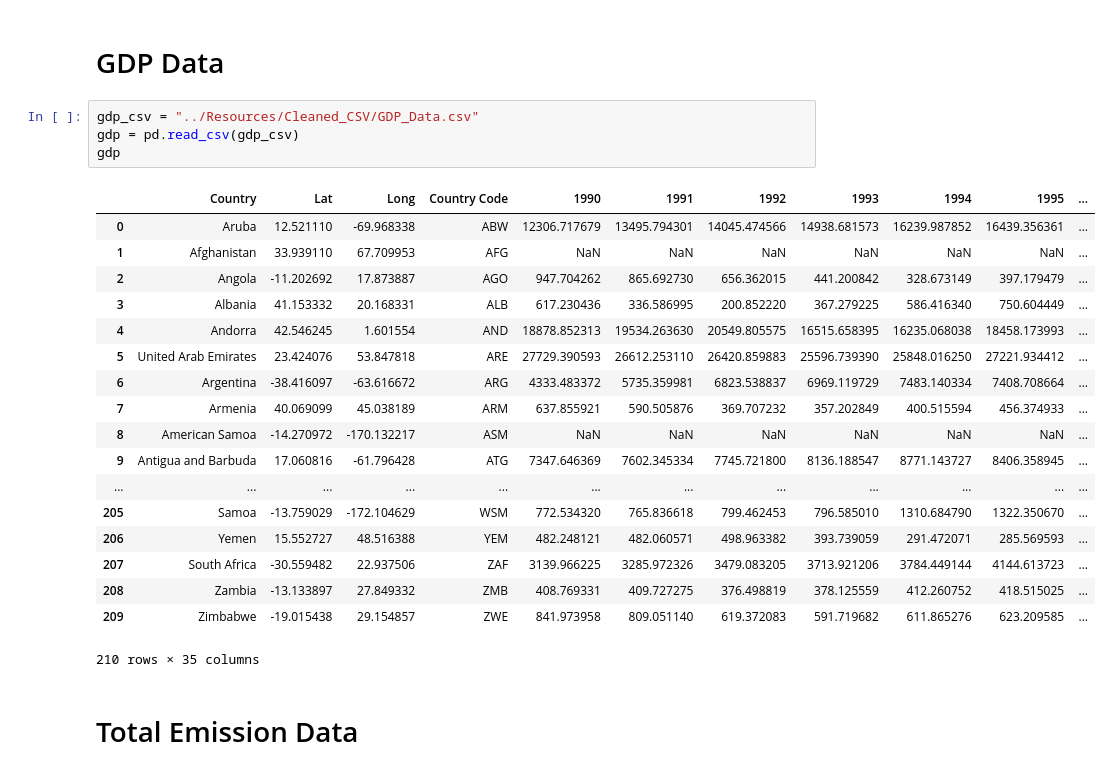
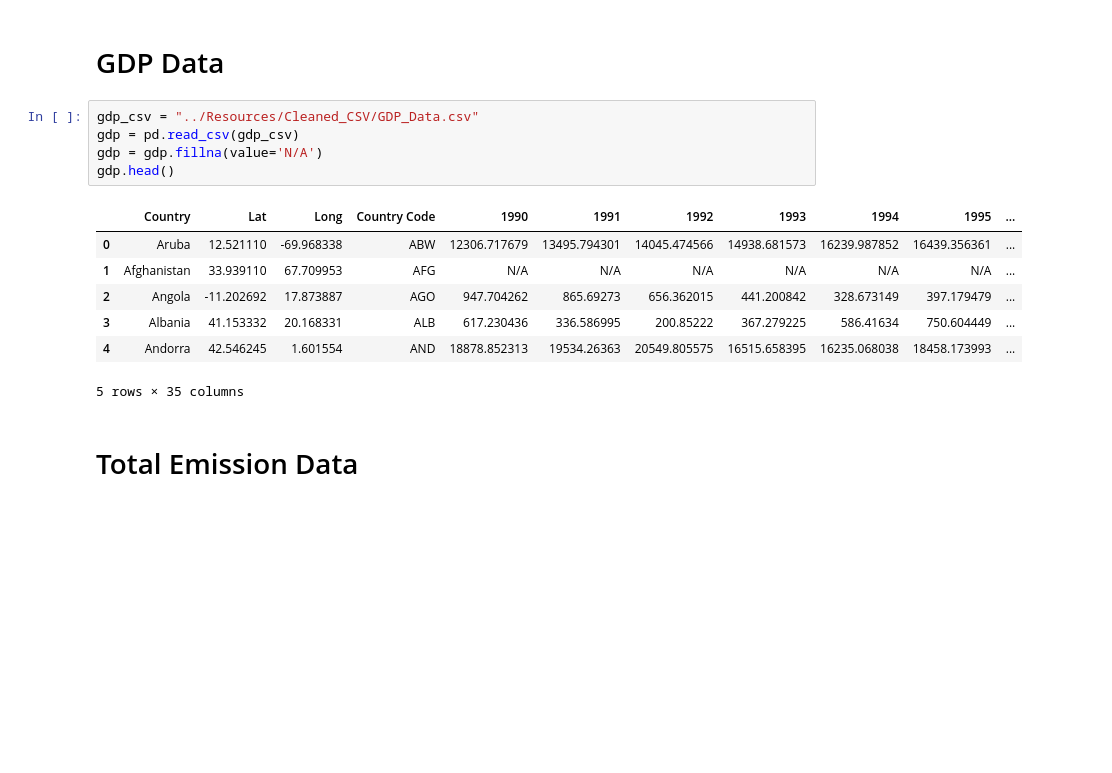
Before and after one commit to nuvvalaps/Carbon-Emission-Growth, a Jupyter notebook: Code/Combined_and_Flask.ipynb, the cells around one changed output. Saved outputs shown, nothing was run; the diff lists cells and outputs as text; blank space fills up the shorter version.

```diff
--- a/Code/Combined_and_Flask.ipynb
+++ b/Code/Combined_and_Flask.ipynb
@@ -34,26 +24,16 @@ population
 # %%
 gdp_csv = "../Resources/Cleaned_CSV/GDP_Data.csv"
 gdp = pd.read_csv(gdp_csv)
-gdp
+gdp = gdp.fillna(value='N/A')
+gdp.head()
 # %% [output]
 |  | Country | Lat | Long | Country Code | 1990 | 1991 | 1992 | 1993 | 1994 | 1995 | ... |
 | 0 | Aruba | 12.521110 | -69.968338 | ABW | 12306.717679 | 13495.794301 | 14045.474566 | 14938.681573 | 16239.987852 | 16439.356361 | ... |
-| 1 | Afghanistan | 33.939110 | 67.709953 | AFG | NaN | NaN | NaN | NaN | NaN | NaN | ... |
-| 2 | Angola | -11.202692 | 17.873887 | AGO | 947.704262 | 865.692730 | 656.362015 | 441.200842 | 328.673149 | 397.179479 | ... |
-| 3 | Albania | 41.153332 | 20.168331 | ALB | 617.230436 | 336.586995 | 200.852220 | 367.279225 | 586.416340 | 750.604449 | ... |
-| 4 | Andorra | 42.546245 | 1.601554 | AND | 18878.852313 | 19534.263630 | 20549.805575 | 16515.658395 | 16235.068038 | 18458.173993 | ... |
-| 5 | United Arab Emirates | 23.424076 | 53.847818 | ARE | 27729.390593 | 26612.253110 | 26420.859883 | 25596.739390 | 25848.016250 | 27221.934412 | ... |
-| 6 | Argentina | -38.416097 | -63.616672 | ARG | 4333.483372 | 5735.359981 | 6823.538837 | 6969.119729 | 7483.140334 | 7408.708664 | ... |
-| 7 | Armenia | 40.069099 | 45.038189 | ARM | 637.855921 | 590.505876 | 369.707232 | 357.202849 | 400.515594 | 456.374933 | ... |
-| 8 | American Samoa | -14.270972 | -170.132217 | ASM | NaN | NaN | NaN | NaN | NaN | NaN | ... |
-| 9 | Antigua and Barbuda | 17.060816 | -61.796428 | ATG | 7347.646369 | 7602.345334 | 7745.721800 | 8136.188547 | 8771.143727 | 8406.358945 | ... |
-| ... | ... | ... | ... | ... | ... | ... | ... | ... | ... | ... | ... |
-| 205 | Samoa | -13.759029 | -172.104629 | WSM | 772.534320 | 765.836618 | 799.462453 | 796.585010 | 1310.684790 | 1322.350670 | ... |
-| 206 | Yemen | 15.552727 | 48.516388 | YEM | 482.248121 | 482.060571 | 498.963382 | 393.739059 | 291.472071 | 285.569593 | ... |
-| 207 | South Africa | -30.559482 | 22.937506 | ZAF | 3139.966225 | 3285.972326 | 3479.083205 | 3713.921206 | 3784.449144 | 4144.613723 | ... |
-| 208 | Zambia | -13.133897 | 27.849332 | ZMB | 408.769331 | 409.727275 | 376.498819 | 378.125559 | 412.260752 | 418.515025 | ... |
-| 209 | Zimbabwe | -19.015438 | 29.154857 | ZWE | 841.973958 | 809.051140 | 619.372083 | 591.719682 | 611.865276 | 623.209585 | ... |
+| 1 | Afghanistan | 33.939110 | 67.709953 | AFG | N/A | N/A | N/A | N/A | N/A | N/A | ... |
+| 2 | Angola | -11.202692 | 17.873887 | AGO | 947.704262 | 865.69273 | 656.362015 | 441.200842 | 328.673149 | 397.179479 | ... |
+| 3 | Albania | 41.153332 | 20.168331 | ALB | 617.230436 | 336.586995 | 200.85222 | 367.279225 | 586.41634 | 750.604449 | ... |
+| 4 | Andorra | 42.546245 | 1.601554 | AND | 18878.852313 | 19534.26363 | 20549.805575 | 16515.658395 | 16235.068038 | 18458.173993 | ... |
-210 rows × 35 columns
+5 rows × 35 columns
 # %% [markdown]
 # Total Emission Data
 # %%
```
Also changed, not shown: parts of 8 cells of this notebook, 10 other files.
